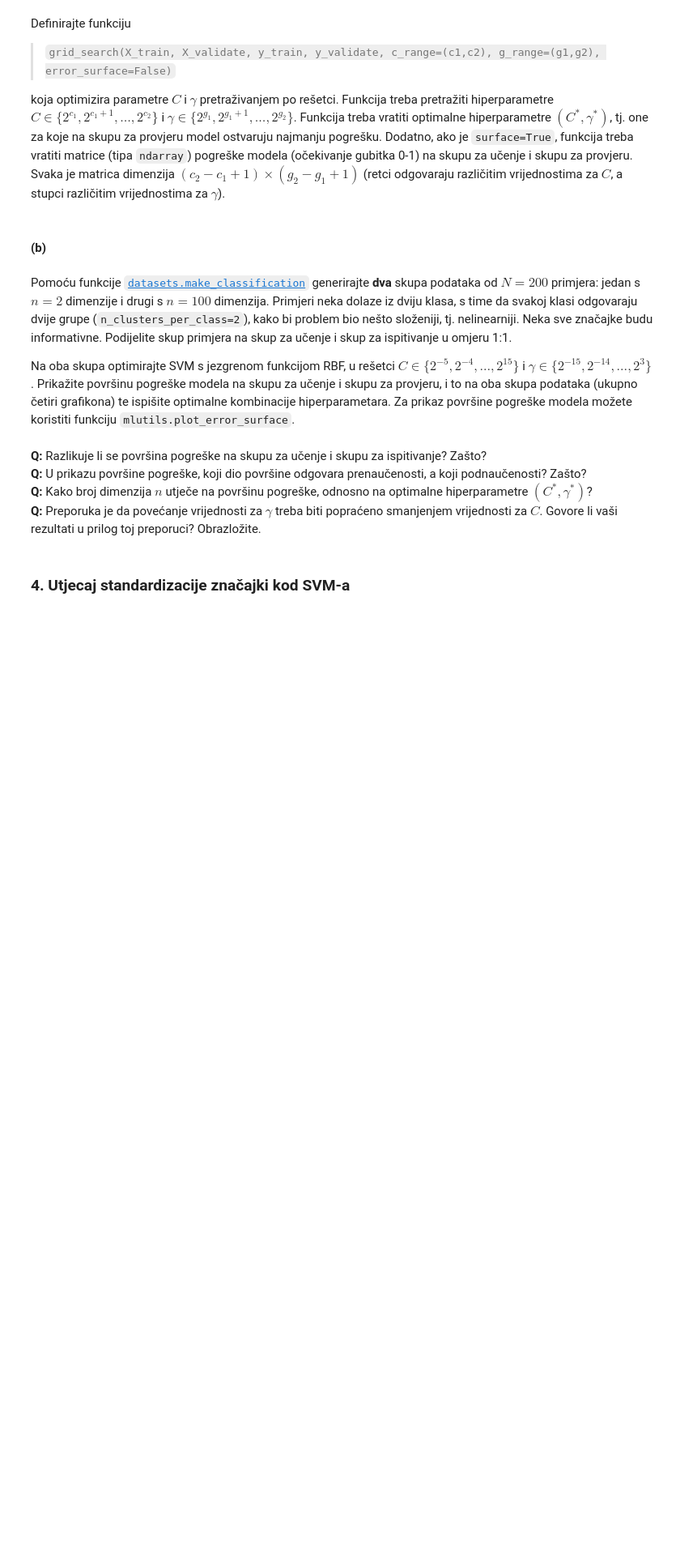
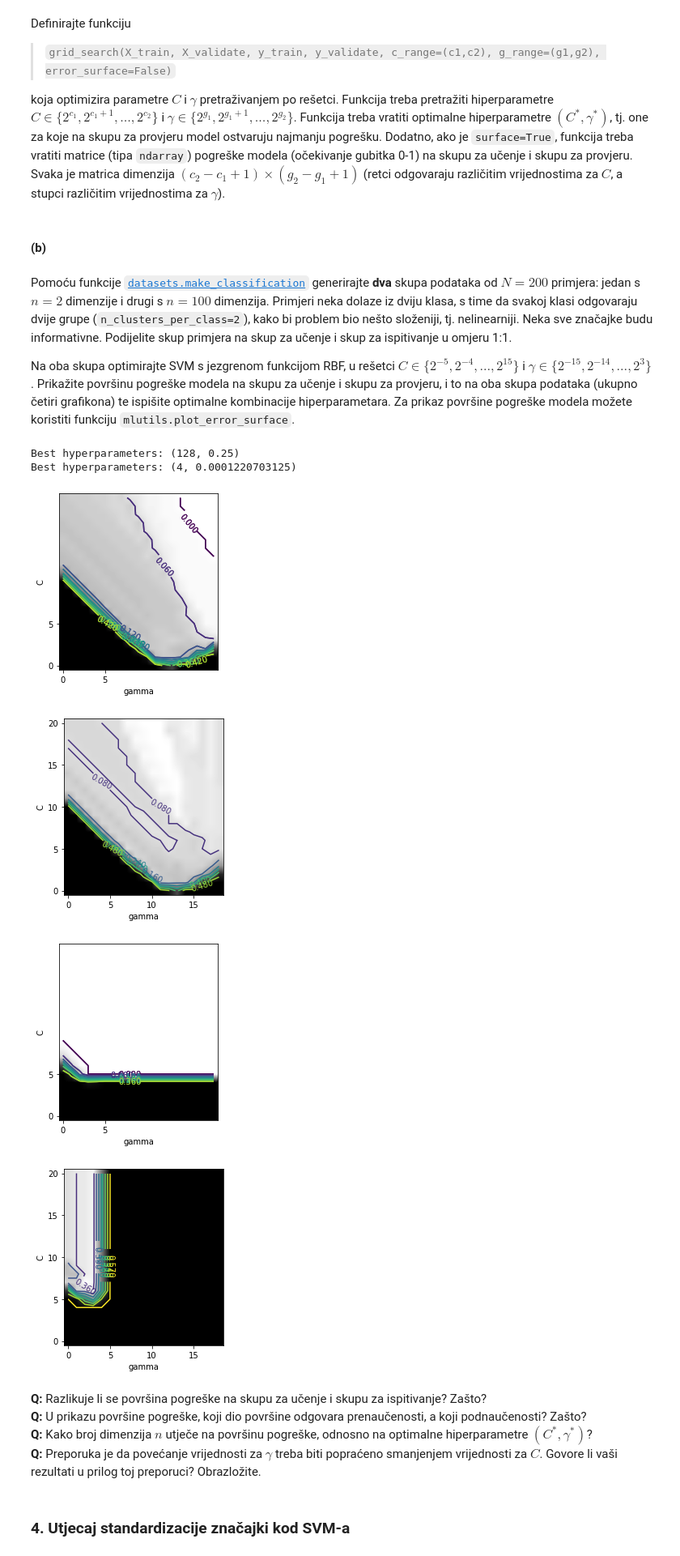
Before and after one commit to mateoim/su-lab-20-21, a Jupyter notebook: lab03/SU-2020-LAB03-0036509386.ipynb, the cells around one changed output. Shown at 81% size. Drawn from its saved outputs; the diff is of its cells as text; code cells hidden in the pictures; blank space fills up the shorter version.

```diff
--- a/lab03/SU-2020-LAB03-0036509386.ipynb
+++ b/lab03/SU-2020-LAB03-0036509386.ipynb
@@ -219,7 +219,7 @@ index = 1
 
 for c in c_list:
     for kernel in kernels:
-        clf2 = SVC(kernel=kernel, C=c)
+        clf2 = SVC(C=c, kernel=kernel)
         clf2.fit(unsep_X, unsep_y)
         plt.subplot(3, 3, index)
         plot_2d_svc_problem(unsep_X, unsep_y, clf2)
@@ -258,3 +276,32 @@ from sklearn.model_selection import train_test_split
+# %%
+from sklearn.datasets import make_classification
+from sklearn.model_selection import train_test_split
+
+X2n3b, y2n3b = make_classification(n_samples=200, n_features=2, n_clusters_per_class=2, n_redundant=0)
+X100n3b, y100n3b = make_classification(n_samples=200, n_features=100, n_clusters_per_class=2, n_redundant=0, n_informative=100)
+
+c_range3b = (-5, 15)
+g_range3b = (-15, 3)
+
+def plot_error(X, y, c_range, g_range):
+    X_train, X_test, y_train, y_test = train_test_split(X, y, test_size=0.5)
+    best_pair, error_train, error_test = grid_search(X_train, X_test, y_train, y_test, c_range, g_range, error_surface=True)
+    print(f'Best hyperparameters: {best_pair}')
+    plot_error_surface(error_train, c_range=c_range, g_range=g_range)
+    plot_error_surface(error_train)
+    plt.show()
+    plot_error_surface(error_test, c_range=c_range, g_range=g_range)
+    plt.show()
+
+plot_error(X2n3b, y2n3b, c_range3b, g_range3b)
+plot_error(X100n3b, y100n3b, c_range3b, g_range3b)
+# %% [output]
+Best hyperparameters: (128, 0.25)
+Best hyperparameters: (4, 0.0001220703125)
+[figure, added]
+[figure, added]
+[figure, added]
+[figure, added]
 # %% [markdown]
 **Q:** Razlikuje li se površina pogreške na skupu za učenje i skupu za ispitivanje? Zašto?
 **Q:** U prikazu površine pogreške, koji dio površine odgovara prenaučenosti, a koji podnaučenosti? Zašto?
```
Also changed, not shown: parts of 5 cells of this notebook.
